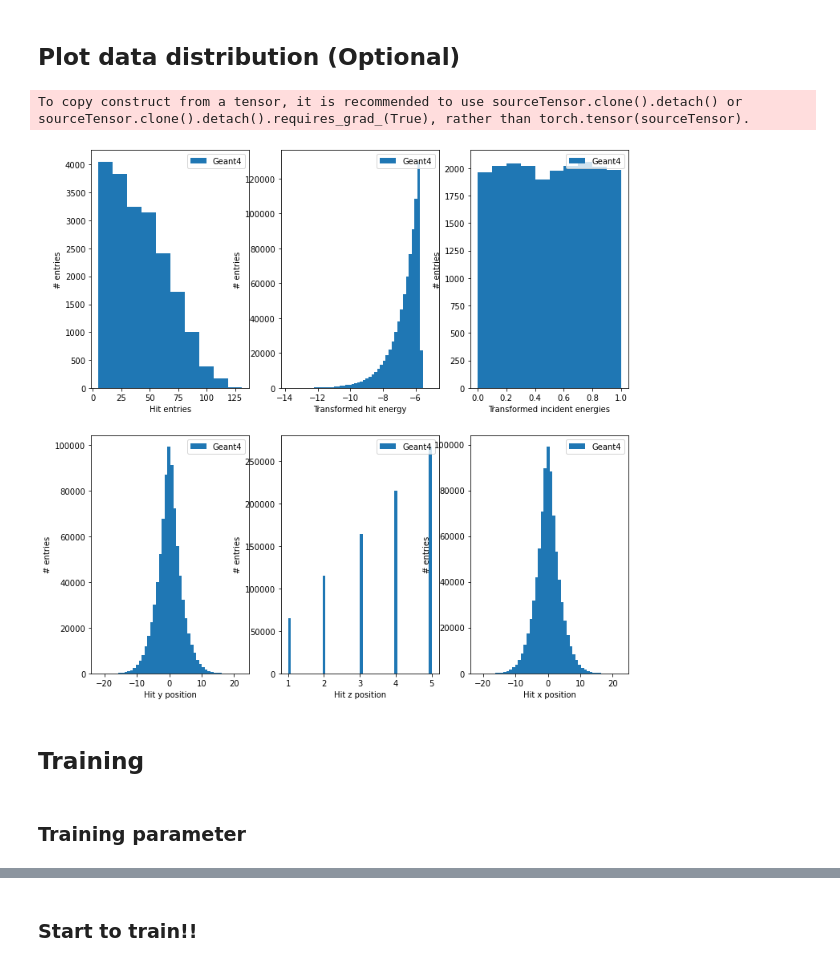
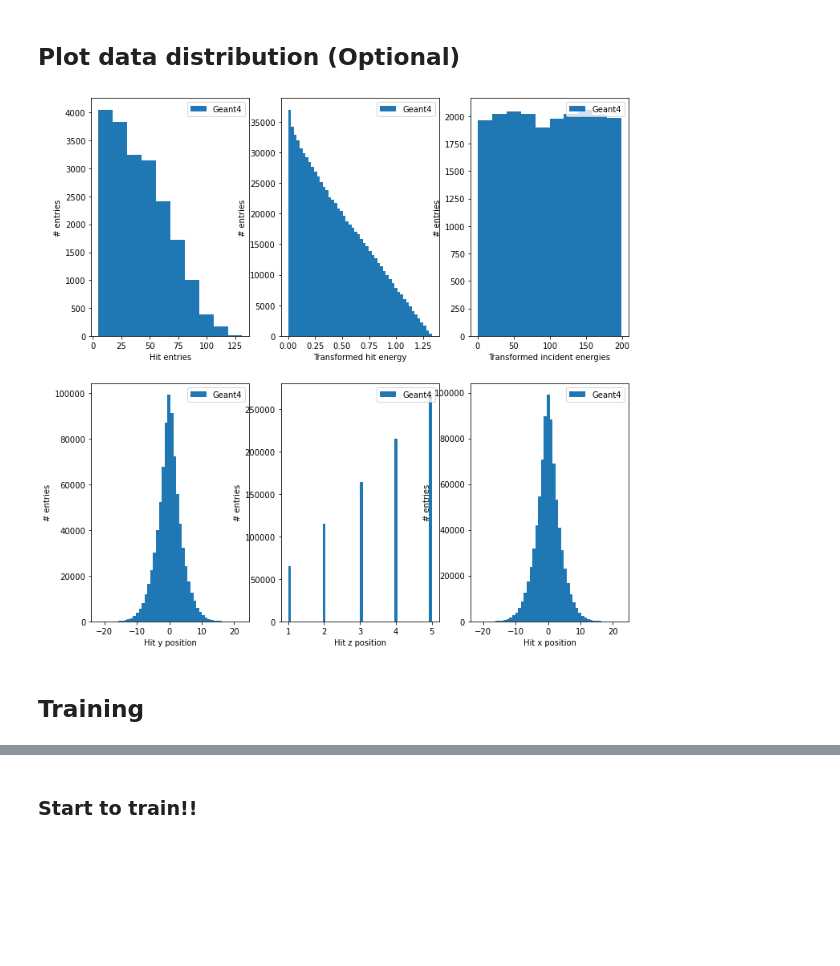
Before and after one commit to vincentchen566/tdsm_encoder, a Jupyter notebook: tdsm_encoder.ipynb, the cells around one changed output, grey strips where cells are left out. Cells and saved outputs as stored; diff of their text form; code cells hidden in the pictures; blank space fills up the shorter version.

```diff
--- a/tdsm_encoder.ipynb
+++ b/tdsm_encoder.ipynb
@@ -23,3 +23,6 @@ padding_value = -20
 
 dataset = "toy_model"
 dataset_store_path = "/eos/user/t/tihsu/database/ML_hackthon/toy_model"
+transform = None
+transform_y = None
+mask = True
@@ -44,14 +111,11 @@ To copy construct from a tensor, it is recommended to use sourceTensor.clone().d
 ## Plot data distribution (Optional)
 # %%
 plot_file_name = "samples/toy_model.pt"
-custom_data = util.dataset_structure.cloud_dataset(plot_file_name,device=device, transform=util.dataset_structure.rescale_energies(), transform_y=util.dataset_structure.rescale_conditional())
+custom_data = util.dataset_structure.cloud_dataset(plot_file_name,device=device, transform=transform, transform_y=transform_y)
 point_clouds_loader = DataLoader(custom_data, batch_size=150, shuffle=False)
 fig = util.display.plot_distribution(point_clouds_loader, label="Geant4")
 fig.show()
 # %% [output]
-To copy construct from a tensor, it is recommended to use sourceTensor.clone().detach() or sourceTensor.clone().detach().requires_grad_(True), rather than torch.tensor(sourceTensor).
-[figure, old version]
+[figure, new version]
 # %% [markdown]
 ## Training
-# %% [markdown]
-### Training parameter
```
Also changed, not shown: parts of 6 cells of this notebook, 2 other files.
